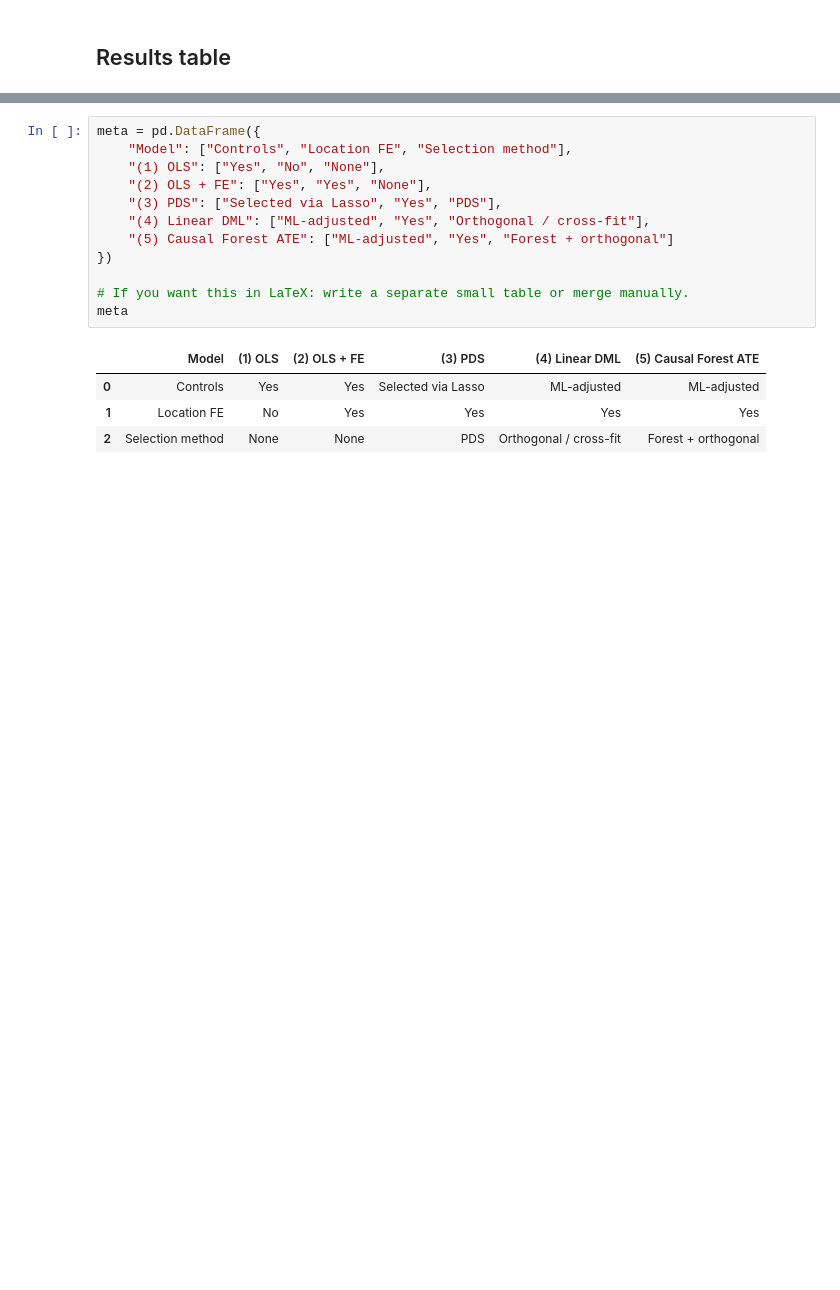
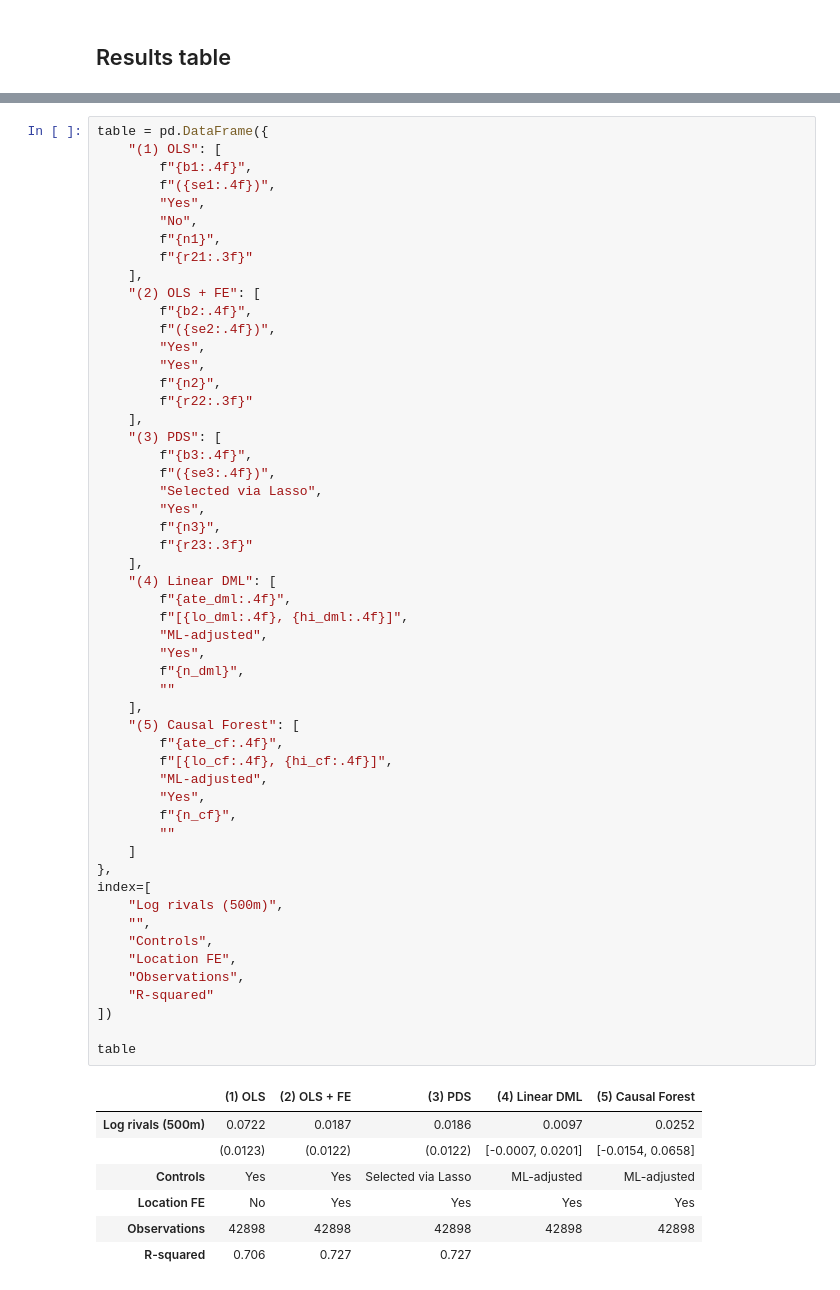
Before and after one commit to daniloldn/Airbnb-Causal-ML, a Jupyter notebook: notebooks/model.ipynb, the cells around one changed output, grey strips where cells are left out. Drawn from its saved outputs; the diff is of its cells as text; blank space fills up the shorter version.

Commit message:
table of results

```diff
--- a/notebooks/model.ipynb
+++ b/notebooks/model.ipynb
@@ -354,17 +347,61 @@ n_cf = len(X_dml)
-# %%
-meta = pd.DataFrame({
-    "Model": ["Controls", "Location FE", "Selection method"],
-    "(1) OLS": ["Yes", "No", "None"],
-    "(2) OLS + FE": ["Yes", "Yes", "None"],
-    "(3) PDS": ["Selected via Lasso", "Yes", "PDS"],
-    "(4) Linear DML": ["ML-adjusted", "Yes", "Orthogonal / cross-fit"],
-    "(5) Causal Forest ATE": ["ML-adjusted", "Yes", "Forest + orthogonal"]
-})
-
-# If you want this in LaTeX: write a separate small table or merge manually.
-meta
-# %% [output]
-|  | Model | (1) OLS | (2) OLS + FE | (3) PDS | (4) Linear DML | (5) Causal Forest ATE |
-| 0 | Controls | Yes | Yes | Selected via Lasso | ML-adjusted | ML-adjusted |
-| 1 | Location FE | No | Yes | Yes | Yes | Yes |
-| 2 | Selection method | None | None | PDS | Orthogonal / cross-fit | Forest + orthogonal |
+# %%
+table = pd.DataFrame({
+    "(1) OLS": [
+        f"{b1:.4f}",
+        f"({se1:.4f})",
+        "Yes",
+        "No",
+        f"{n1}",
+        f"{r21:.3f}"
+    ],
+    "(2) OLS + FE": [
+        f"{b2:.4f}",
+        f"({se2:.4f})",
+        "Yes",
+        "Yes",
+        f"{n2}",
+        f"{r22:.3f}"
+    ],
+    "(3) PDS": [
+        f"{b3:.4f}",
+        f"({se3:.4f})",
+        "Selected via Lasso",
+        "Yes",
+        f"{n3}",
+        f"{r23:.3f}"
+    ],
+    "(4) Linear DML": [
+        f"{ate_dml:.4f}",
+        f"[{lo_dml:.4f}, {hi_dml:.4f}]",
+        "ML-adjusted",
+        "Yes",
+        f"{n_dml}",
+        ""
+    ],
+    "(5) Causal Forest": [
+        f"{ate_cf:.4f}",
+        f"[{lo_cf:.4f}, {hi_cf:.4f}]",
+        "ML-adjusted",
+        "Yes",
+        f"{n_cf}",
+        ""
+    ]
+},
+index=[
+    "Log rivals (500m)",
+    "",
+    "Controls",
+    "Location FE",
+    "Observations",
+    "R-squared"
+])
+
+table
+# %% [output]
+|  | (1) OLS | (2) OLS + FE | (3) PDS | (4) Linear DML | (5) Causal Forest |
+| Log rivals (500m) | 0.0722 | 0.0187 | 0.0186 | 0.0097 | 0.0252 |
+|  | (0.0123) | (0.0122) | (0.0122) | [-0.0007, 0.0201] | [-0.0154, 0.0658] |
+| Controls | Yes | Yes | Selected via Lasso | ML-adjusted | ML-adjusted |
+| Location FE | No | Yes | Yes | Yes | Yes |
+| Observations | 42898 | 42898 | 42898 | 42898 | 42898 |
+| R-squared | 0.706 | 0.727 | 0.727 |  |  |
```
Also changed, not shown: parts of 7 cells of this notebook.
